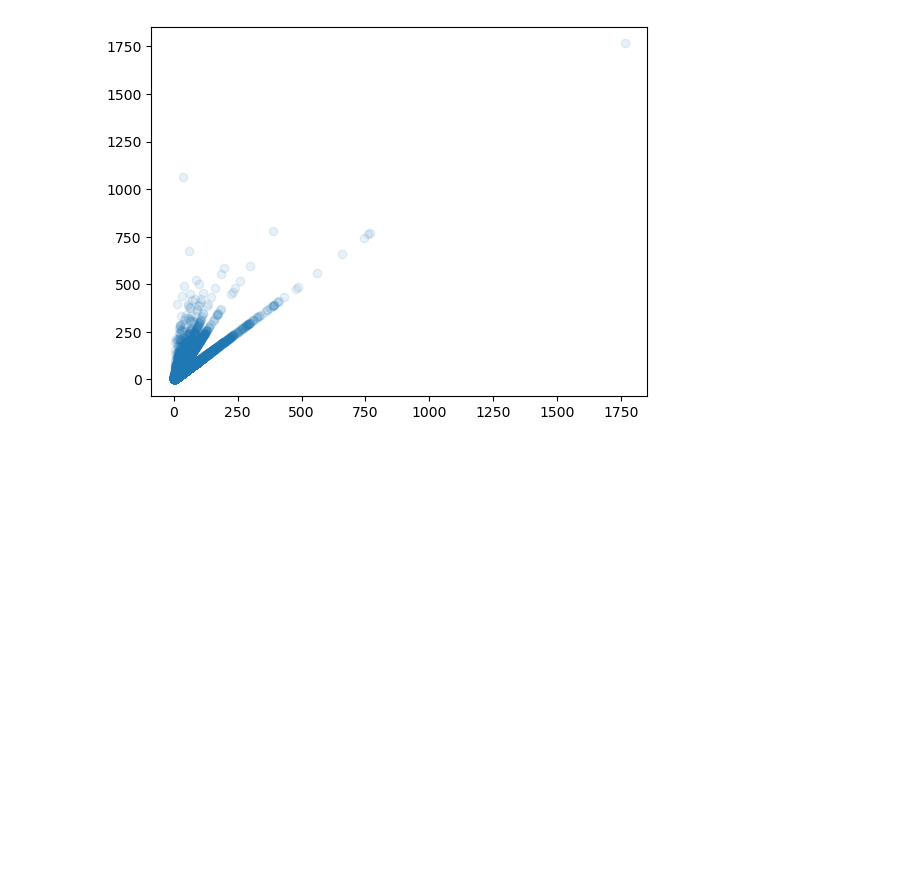
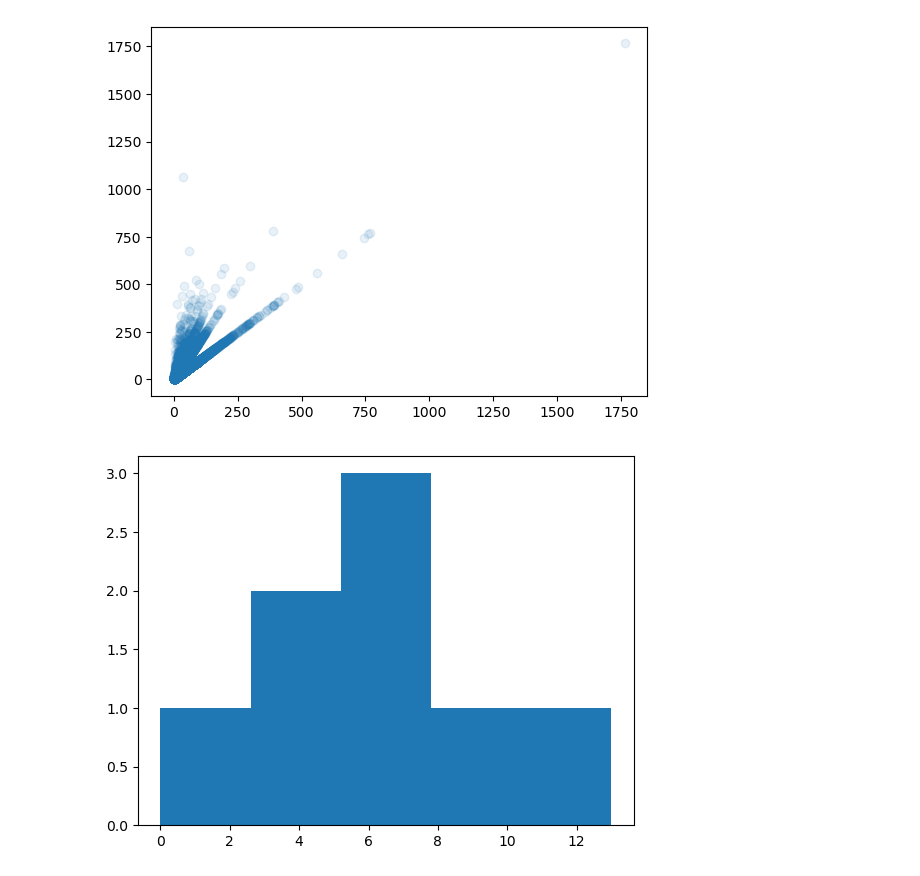
Before and after one commit to Fidesss/SWA, a Jupyter notebook: tiger07.ipynb, the cells around one changed output. Cells and saved outputs as stored; diff of their text form; code cells hidden in the pictures; blank space fills up the shorter version.

```diff
--- a/tiger07.ipynb
+++ b/tiger07.ipynb
@@ -55,3 +55,8 @@ plt.scatter(average_borrows,
 plt.show()
 # %% [output]
 [figure]
+# %%
+plt.hist([0,3,5,6,7,7,9,13], bins=5)
+plt.show()
+# %% [output]
+[figure, added]
```
Also changed, not shown: parts of 16 cells of this notebook.
